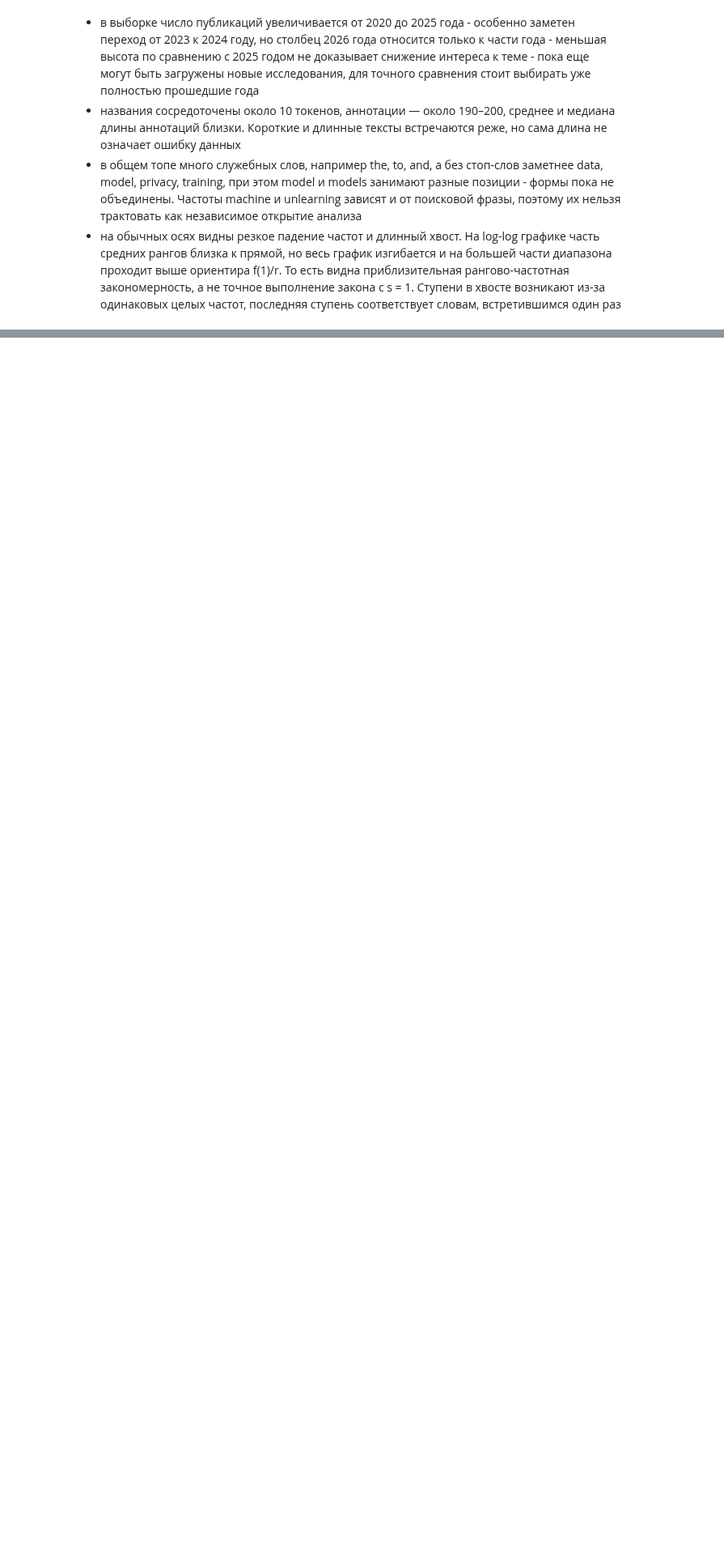
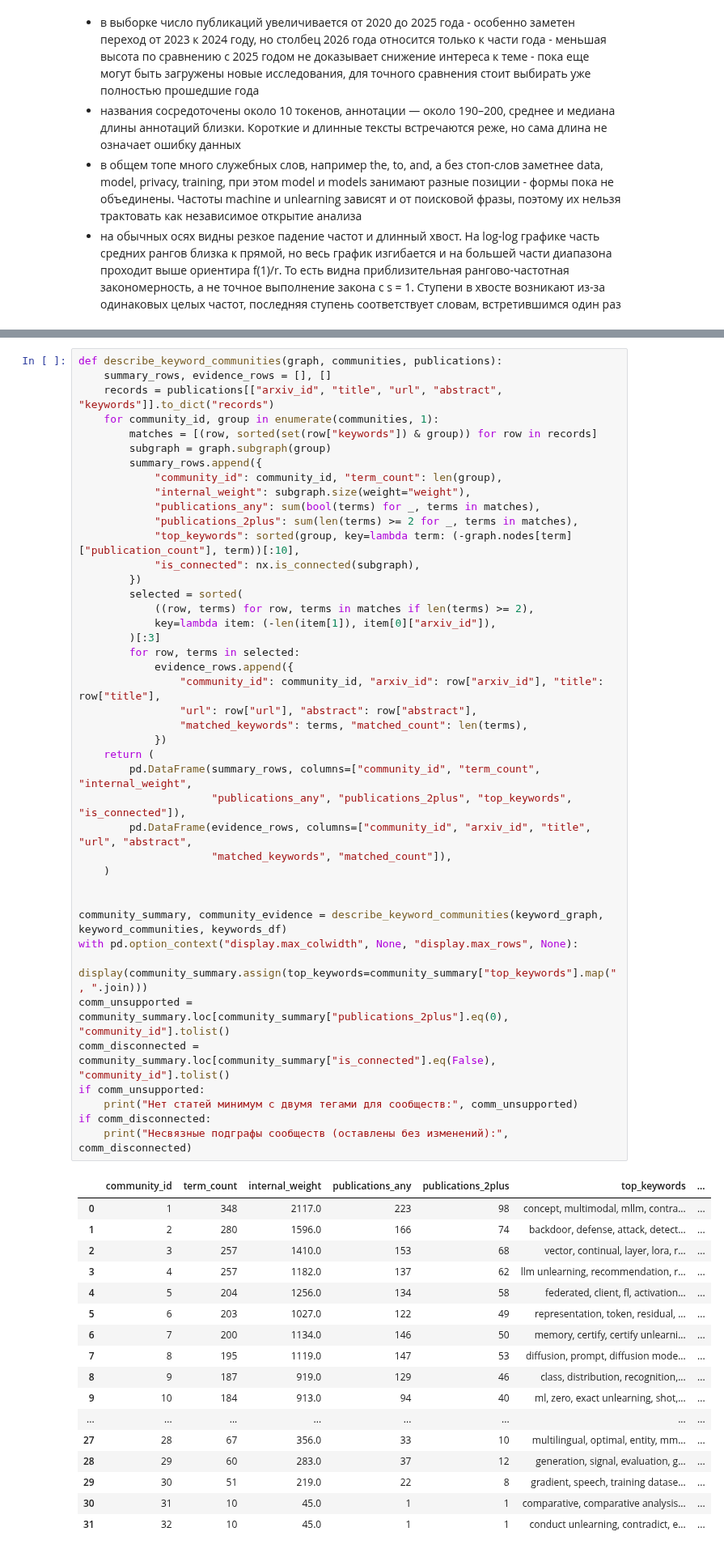
Before and after one commit to nekkkkate/lab-1, a Jupyter notebook: lab_1_machine_unlearning.ipynb, the cells around one changed output, grey strips where cells are left out. Shown at 81% size. Drawn from its saved outputs; the diff is of its cells as text; blank space fills up the shorter version.

```diff
--- a/lab_1_machine_unlearning.ipynb
+++ b/lab_1_machine_unlearning.ipynb
@@ -431,0 +1321,60 @@ if hapax_count:
+# %%
+def describe_keyword_communities(graph, communities, publications):
+    summary_rows, evidence_rows = [], []
+    records = publications[["arxiv_id", "title", "url", "abstract", "keywords"]].to_dict("records")
+    for community_id, group in enumerate(communities, 1):
+        matches = [(row, sorted(set(row["keywords"]) & group)) for row in records]
+        subgraph = graph.subgraph(group)
+        summary_rows.append({
+            "community_id": community_id, "term_count": len(group),
+            "internal_weight": subgraph.size(weight="weight"),
+            "publications_any": sum(bool(terms) for _, terms in matches),
+            "publications_2plus": sum(len(terms) >= 2 for _, terms in matches),
+            "top_keywords": sorted(group, key=lambda term: (-graph.nodes[term]["publication_count"], term))[:10],
+            "is_connected": nx.is_connected(subgraph),
+        })
+        selected = sorted(
+            ((row, terms) for row, terms in matches if len(terms) >= 2),
+            key=lambda item: (-len(item[1]), item[0]["arxiv_id"]),
+        )[:3]
+        for row, terms in selected:
+            evidence_rows.append({
+                "community_id": community_id, "arxiv_id": row["arxiv_id"], "title": row["title"],
+                "url": row["url"], "abstract": row["abstract"],
+                "matched_keywords": terms, "matched_count": len(terms),
+            })
+    return (
+        pd.DataFrame(summary_rows, columns=["community_id", "term_count", "internal_weight",
+                     "publications_any", "publications_2plus", "top_keywords", "is_connected"]),
+        pd.DataFrame(evidence_rows, columns=["community_id", "arxiv_id", "title", "url", "abstract",
+                     "matched_keywords", "matched_count"]),
+    )
+
+
+community_summary, community_evidence = describe_keyword_communities(keyword_graph, keyword_communities, keywords_df)
+with pd.option_context("display.max_colwidth", None, "display.max_rows", None):
+    display(community_summary.assign(top_keywords=community_summary["top_keywords"].map(", ".join)))
+comm_unsupported = community_summary.loc[community_summary["publications_2plus"].eq(0), "community_id"].tolist()
+comm_disconnected = community_summary.loc[community_summary["is_connected"].eq(False), "community_id"].tolist()
+if comm_unsupported:
+    print("Нет статей минимум с двумя тегами для сообществ:", comm_unsupported)
+if comm_disconnected:
+    print("Несвязные подграфы сообществ (оставлены без изменений):", comm_disconnected)
+# %% [output]
+|  | community_id | term_count | internal_weight | publications_any | publications_2plus | top_keywords | ... |
+| 0 | 1 | 348 | 2117.0 | 223 | 98 | concept, multimodal, mllm, contra... | ... |
+| 1 | 2 | 280 | 1596.0 | 166 | 74 | backdoor, defense, attack, detect... | ... |
+| 2 | 3 | 257 | 1410.0 | 153 | 68 | vector, continual, layer, lora, r... | ... |
+| 3 | 4 | 257 | 1182.0 | 137 | 62 | llm unlearning, recommendation, r... | ... |
+| 4 | 5 | 204 | 1256.0 | 134 | 58 | federated, client, fl, activation... | ... |
+| 5 | 6 | 203 | 1027.0 | 122 | 49 | representation, token, residual, ... | ... |
+| 6 | 7 | 200 | 1134.0 | 146 | 50 | memory, certify, certify unlearni... | ... |
+| 7 | 8 | 195 | 1119.0 | 147 | 53 | diffusion, prompt, diffusion mode... | ... |
+| 8 | 9 | 187 | 919.0 | 129 | 46 | class, distribution, recognition,... | ... |
+| 9 | 10 | 184 | 913.0 | 94 | 40 | ml, zero, exact unlearning, shot,... | ... |
+| ... | ... | ... | ... | ... | ... | ... | ... |
+| 27 | 28 | 67 | 356.0 | 33 | 10 | multilingual, optimal, entity, mm... | ... |
+| 28 | 29 | 60 | 283.0 | 37 | 12 | generation, signal, evaluation, g... | ... |
+| 29 | 30 | 51 | 219.0 | 22 | 8 | gradient, speech, training datase... | ... |
+| 30 | 31 | 10 | 45.0 | 1 | 1 | comparative, comparative analysis... | ... |
+| 31 | 32 | 10 | 45.0 | 1 | 1 | conduct unlearning, contradict, e... | ... |
```
Also changed, not shown: parts of 46 cells of this notebook.
